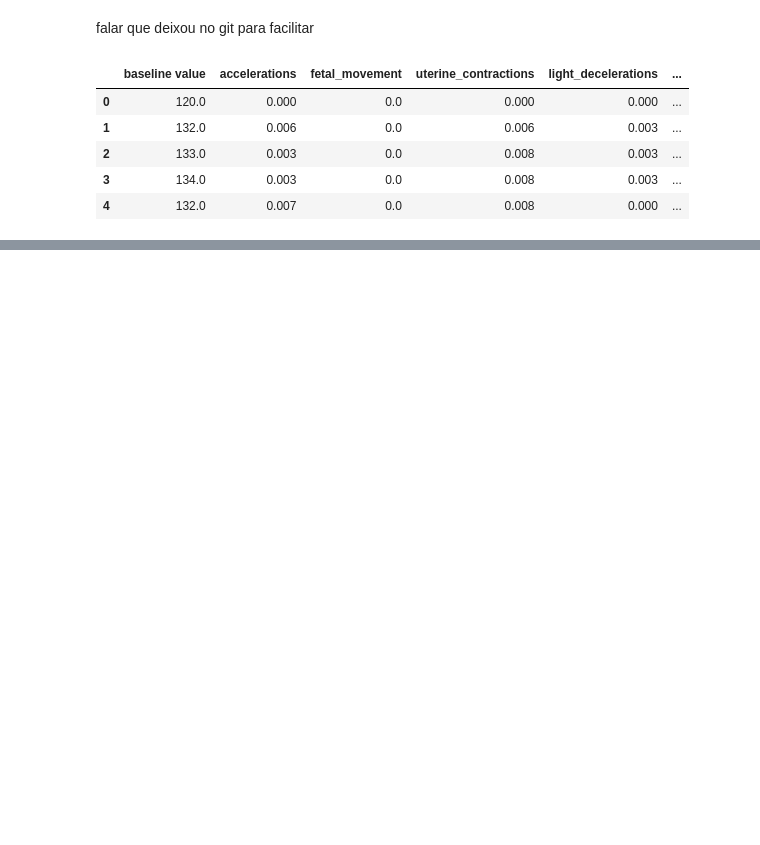
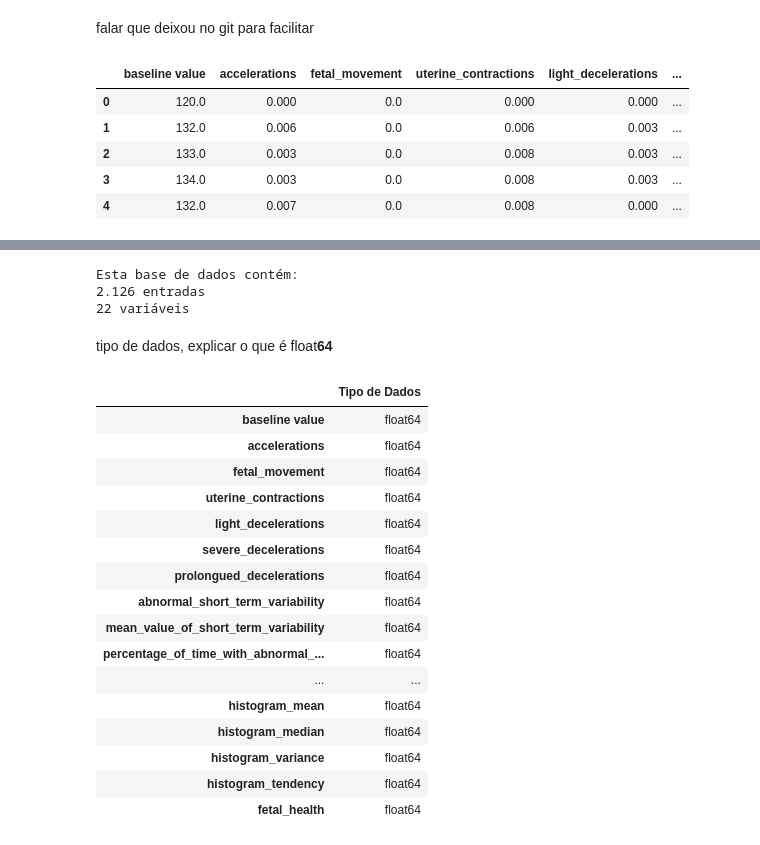
Before and after one commit to FerrazThales/Fetal_Health_Classification, a Jupyter notebook: Fetal_Health_Classification_with_Pycaret.ipynb, the cells around one changed output, grey strips where cells are left out. Drawn from its saved outputs; the diff is of its cells as text; code cells hidden in the pictures; blank space fills up the shorter version.

```diff
--- a/Fetal_Health_Classification_with_Pycaret.ipynb
+++ b/Fetal_Health_Classification_with_Pycaret.ipynb
@@ -51,0 +109,32 @@ df.head()
+# %%
+#Avaliando a quantidade de todos os valores da base de dados
+print('Esta base de dados contém:')
+print('{:,} entradas'.format(df.shape[0]).replace(',','.'))
+print('{} variáveis'.format(df.shape[1]))
+# %% [output]
+Esta base de dados contém:
+2.126 entradas
+22 variáveis
+# %% [markdown]
+tipo de dados, explicar o que é float**64**
+# %%
+#Criando uma tabela dos tipos de dados
+pd.DataFrame(df.dtypes,columns=['Tipo de Dados'])
+# %% [output]
+|  | Tipo de Dados |
+| baseline value | float64 |
+| accelerations | float64 |
+| fetal_movement | float64 |
+| uterine_contractions | float64 |
+| light_decelerations | float64 |
+| severe_decelerations | float64 |
+| prolongued_decelerations | float64 |
+| abnormal_short_term_variability | float64 |
+| mean_value_of_short_term_variability | float64 |
+| percentage_of_time_with_abnormal_... | float64 |
+| ... | ... |
+| histogram_mean | float64 |
+| histogram_median | float64 |
+| histogram_variance | float64 |
+| histogram_tendency | float64 |
+| fetal_health | float64 |
```
Also changed, not shown: parts of 18 cells of this notebook.
